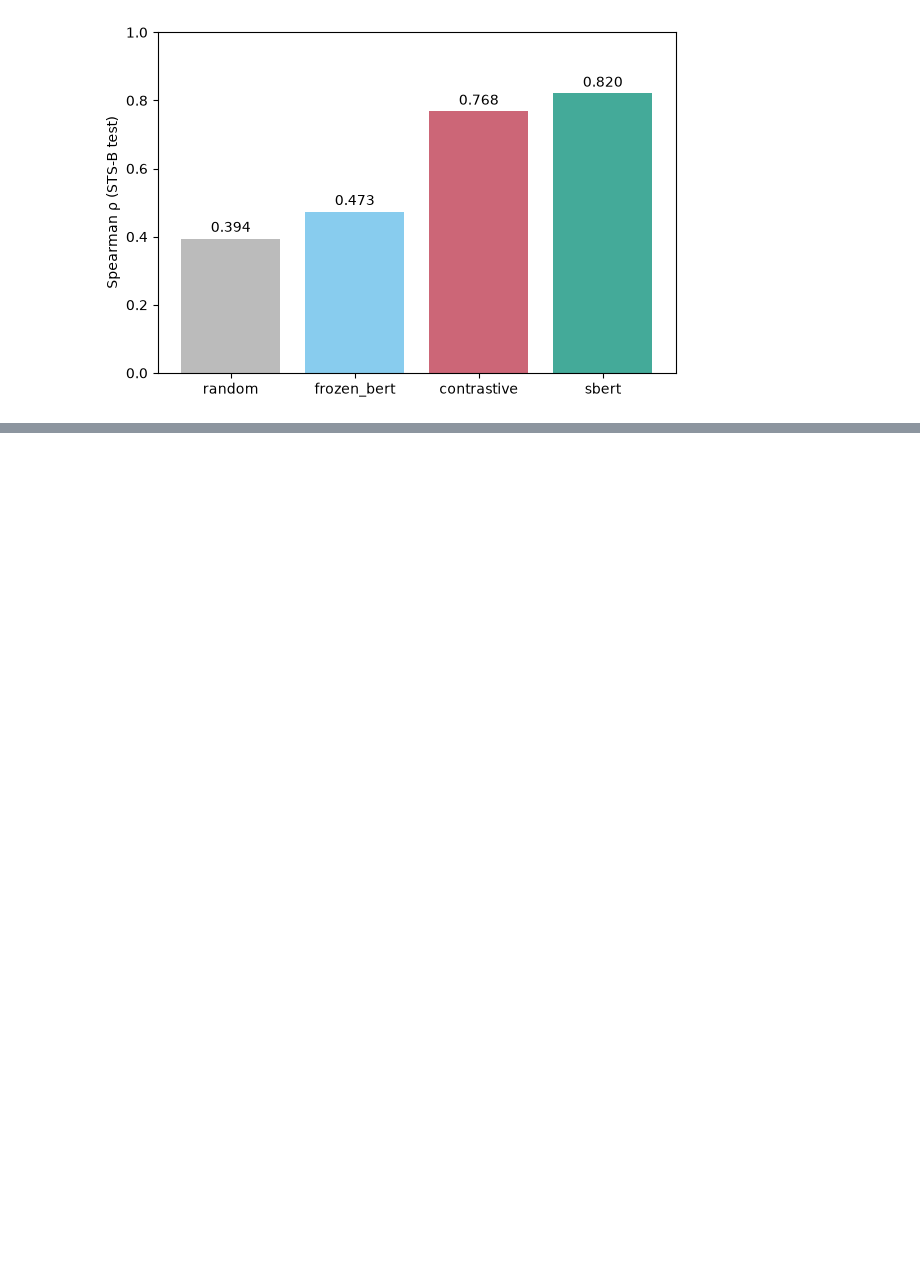
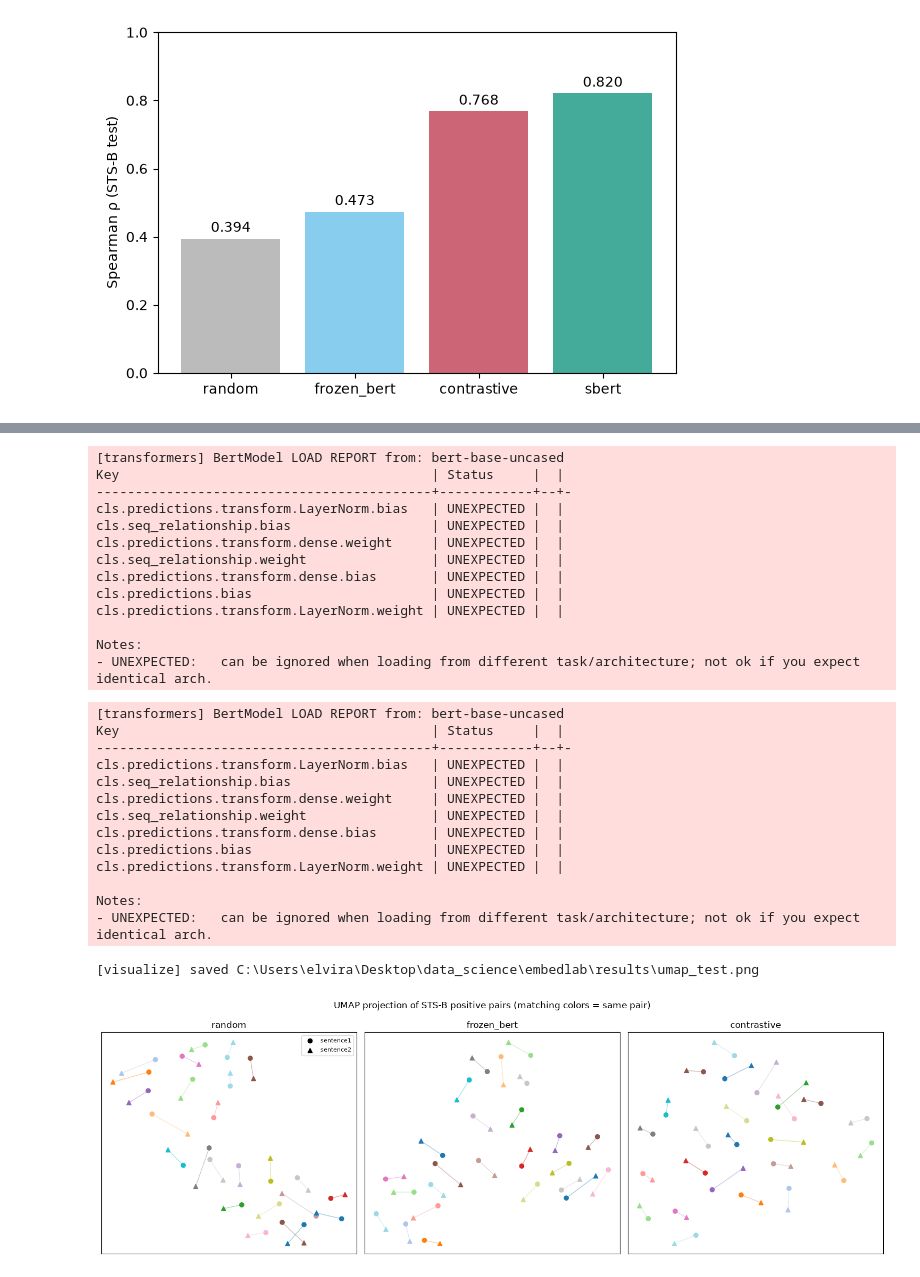
Before and after one commit to vitorlecio/embedlab, a Jupyter notebook: notebooks/01_contrastive_learning.ipynb, the cells around one changed output, grey strips where cells are left out. Drawn from its saved outputs; the diff is of its cells as text; code cells hidden in the pictures; blank space fills up the shorter version.

```diff
--- a/notebooks/01_contrastive_learning.ipynb
+++ b/notebooks/01_contrastive_learning.ipynb
@@ -218,0 +225,53 @@ plt.show()
+# %%
+import umap  # noqa: F401 -- must be imported after `datasets` (already loaded above) to avoid a native segfault (umap/numba vs pyarrow LLVM symbol clash on Windows)
+
+from evaluation.sts_eval import build_random_encoder
+from evaluation.visualize import sample_pairs, pair_embeddings, project_umap, plot_umap_grid
+
+seed = config["training"]["seed"]
+pairs_df = sample_pairs(splits["test"], n_pairs=25, seed=seed)
+
+encoders = {
+    "random": build_random_encoder(config["model"]["backbone"], config["model"]["pooling"]),
+    "frozen_bert": encoder,  # reuse the encoder instantiated in section 2
+}
+checkpoint_path = ROOT / config["output"]["checkpoint_dir"] / "contrastive_encoder.pt"
+if checkpoint_path.exists():
+    contrastive_encoder = TextEncoder(model_name=config["model"]["backbone"], pooling=config["model"]["pooling"])
+    contrastive_encoder.load_state_dict(torch.load(checkpoint_path, map_location="cpu"))
+    encoders["contrastive"] = contrastive_encoder
+
+projections = {
+    name: project_umap(pair_embeddings(enc, pairs_df, config["model"]["max_length"], "cpu"), seed)
+    for name, enc in encoders.items()
+}
+plot_umap_grid(projections, len(pairs_df), ROOT / "results" / "umap_test.png")
+# %% [output]
+[transformers] BertModel LOAD REPORT from: bert-base-uncased
+Key                                        | Status     |  |
+-------------------------------------------+------------+--+-
+cls.predictions.transform.LayerNorm.bias   | UNEXPECTED |  |
+cls.seq_relationship.bias                  | UNEXPECTED |  |
+cls.predictions.transform.dense.weight     | UNEXPECTED |  |
+cls.seq_relationship.weight                | UNEXPECTED |  |
+cls.predictions.transform.dense.bias       | UNEXPECTED |  |
+cls.predictions.bias                       | UNEXPECTED |  |
+cls.predictions.transform.LayerNorm.weight | UNEXPECTED |  |
+
+Notes:
+- UNEXPECTED:   can be ignored when loading from different task/architecture; not ok if you expect identical arch.
+[transformers] BertModel LOAD REPORT from: bert-base-uncased
+Key                                        | Status     |  |
+-------------------------------------------+------------+--+-
+cls.predictions.transform.LayerNorm.bias   | UNEXPECTED |  |
+cls.seq_relationship.bias                  | UNEXPECTED |  |
+cls.predictions.transform.dense.weight     | UNEXPECTED |  |
+cls.seq_relationship.weight                | UNEXPECTED |  |
+cls.predictions.transform.dense.bias       | UNEXPECTED |  |
+cls.predictions.bias                       | UNEXPECTED |  |
+cls.predictions.transform.LayerNorm.weight | UNEXPECTED |  |
+
+Notes:
+- UNEXPECTED:   can be ignored when loading from different task/architecture; not ok if you expect identical arch.
+[visualize] saved C:\Users\elvira\Desktop\data_science\embedlab\results\umap_test.png
+[figure, added]
```
Also changed, not shown: parts of 3 cells of this notebook, 6 other files.
